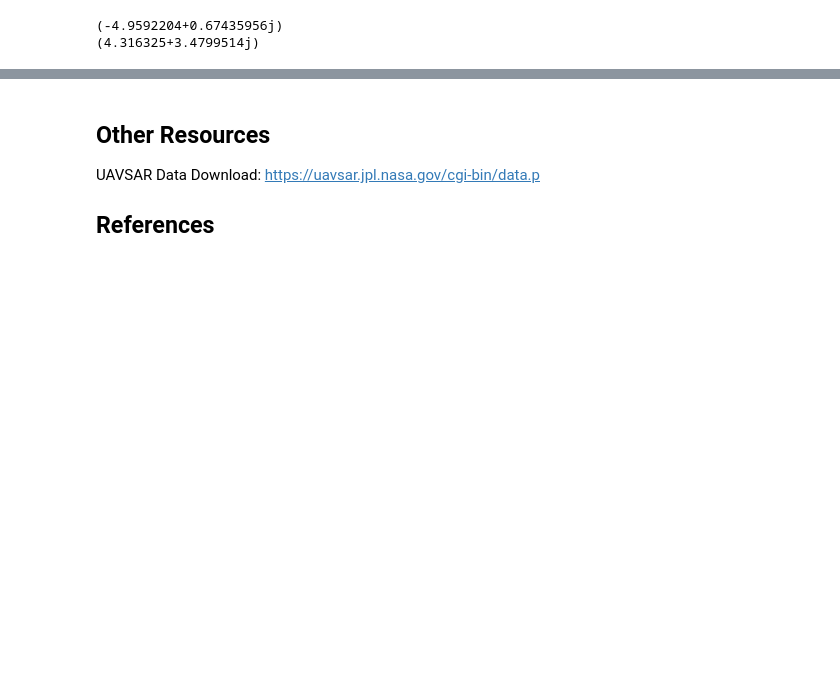
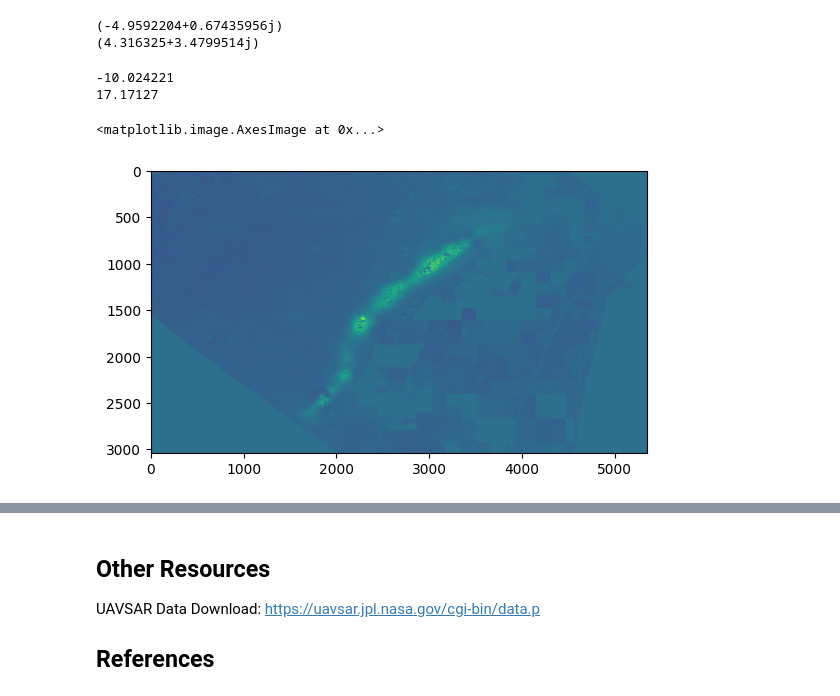
Before and after one commit to anniepeacock/DANSAR, a Jupyter notebook: nisar/Subsidence_NISAR.ipynb, the cells around one changed output, grey strips where cells are left out. Drawn from its saved outputs; the diff is of its cells as text; code cells hidden in the pictures; blank space fills up the shorter version.

```diff
--- a/nisar/Subsidence_NISAR.ipynb
+++ b/nisar/Subsidence_NISAR.ipynb
@@ -199,3 +196,16 @@ print(np.max(grd))
 # %% [output]
 (-4.9592204+0.67435956j)
 (4.316325+3.4799514j)
+# %%
+grd_unw = rio.open('/content/SanAnd_23007_09084-010_10083-013_0401d_s01_L090HH_01_unw_clipped.tif')
+grd_unw = grd_unw.read(1)
+print(np.min(grd_unw))
+print(np.max(grd_unw))
+# %% [output]
+-10.024221
+17.17127
+# %%
+plt.imshow(grd_unw)
+# %% [output]
+<matplotlib.image.AxesImage at 0x...>
+[figure, added]
```
Also changed, not shown: parts of 8 cells of this notebook.
